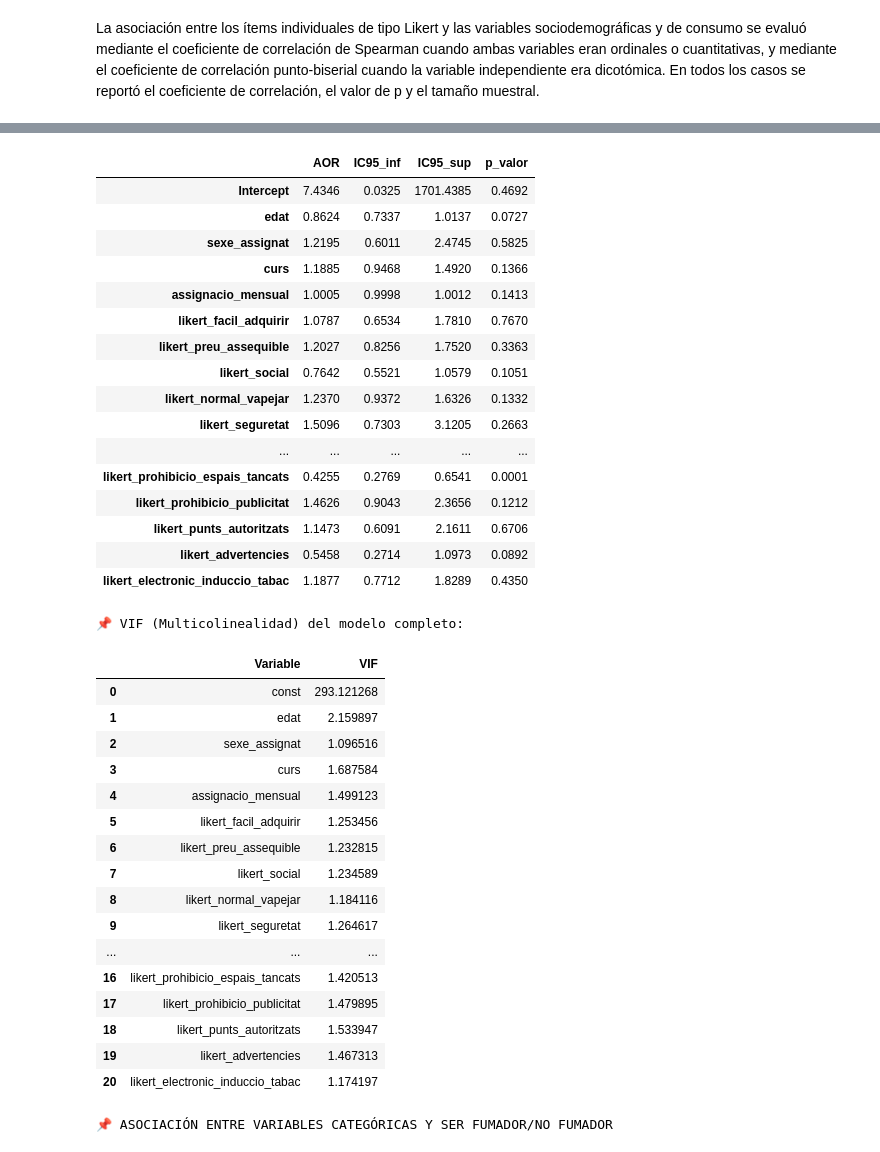
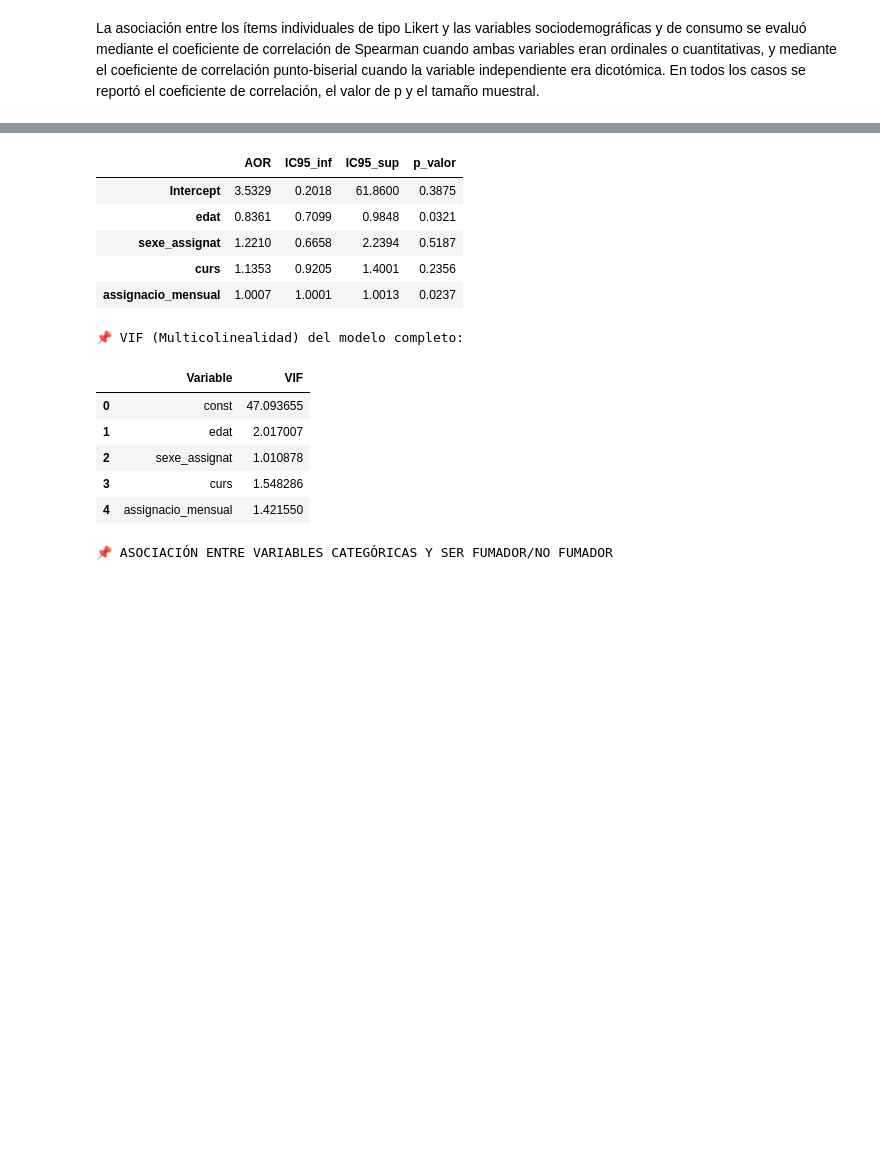
Before and after one commit to DavidRuizC/Vaping-Study, a Jupyter notebook: DataProcessing.ipynb, the cells around one changed output, grey strips where cells are left out. Saved outputs shown, nothing was run; the diff lists cells and outputs as text; code cells hidden in the pictures; blank space fills up the shorter version.

```diff
--- a/DataProcessing.ipynb
+++ b/DataProcessing.ipynb
@@ -2429,7 +2429,6 @@ predictors = [
     "curs",
     "assignacio_mensual",
 ]
-predictors += likert_columns
 
 # ============================================================
 # 2. AJUSTAR MODELO LOGIT COMPLETO
@@ -2497,40 +2496,18 @@ likert_electronic_induccio_tabac     0.1720      0.220      0.781      0.435
 
 📌 ODDS RATIOS AJUSTADOS (AOR) + IC95%
 |  | AOR | IC95_inf | IC95_sup | p_valor |
-| Intercept | 7.4346 | 0.0325 | 1701.4385 | 0.4692 |
-| edat | 0.8624 | 0.7337 | 1.0137 | 0.0727 |
-| sexe_assignat | 1.2195 | 0.6011 | 2.4745 | 0.5825 |
-| curs | 1.1885 | 0.9468 | 1.4920 | 0.1366 |
-| assignacio_mensual | 1.0005 | 0.9998 | 1.0012 | 0.1413 |
-| likert_facil_adquirir | 1.0787 | 0.6534 | 1.7810 | 0.7670 |
-| likert_preu_assequible | 1.2027 | 0.8256 | 1.7520 | 0.3363 |
-| likert_social | 0.7642 | 0.5521 | 1.0579 | 0.1051 |
-| likert_normal_vapejar | 1.2370 | 0.9372 | 1.6326 | 0.1332 |
-| likert_seguretat | 1.5096 | 0.7303 | 3.1205 | 0.2663 |
-| ... | ... | ... | ... | ... |
-| likert_prohibicio_espais_tancats | 0.4255 | 0.2769 | 0.6541 | 0.0001 |
-| likert_prohibicio_publicitat | 1.4626 | 0.9043 | 2.3656 | 0.1212 |
-| likert_punts_autoritzats | 1.1473 | 0.6091 | 2.1611 | 0.6706 |
-| likert_advertencies | 0.5458 | 0.2714 | 1.0973 | 0.0892 |
-| likert_electronic_induccio_tabac | 1.1877 | 0.7712 | 1.8289 | 0.4350 |
+| Intercept | 3.5329 | 0.2018 | 61.8600 | 0.3875 |
+| edat | 0.8361 | 0.7099 | 0.9848 | 0.0321 |
+| sexe_assignat | 1.2210 | 0.6658 | 2.2394 | 0.5187 |
+| curs | 1.1353 | 0.9205 | 1.4001 | 0.2356 |
+| assignacio_mensual | 1.0007 | 1.0001 | 1.0013 | 0.0237 |
 📌 VIF (Multicolinealidad) del modelo completo:
 |  | Variable | VIF |
-| 0 | const | 293.121268 |
-| 1 | edat | 2.159897 |
-| 2 | sexe_assignat | 1.096516 |
-| 3 | curs | 1.687584 |
-| 4 | assignacio_mensual | 1.499123 |
-| 5 | likert_facil_adquirir | 1.253456 |
-| 6 | likert_preu_assequible | 1.232815 |
-| 7 | likert_social | 1.234589 |
-| 8 | likert_normal_vapejar | 1.184116 |
-| 9 | likert_seguretat | 1.264617 |
-| ... | ... | ... |
-| 16 | likert_prohibicio_espais_tancats | 1.420513 |
-| 17 | likert_prohibicio_publicitat | 1.479895 |
-| 18 | likert_punts_autoritzats | 1.533947 |
-| 19 | likert_advertencies | 1.467313 |
-| 20 | likert_electronic_induccio_tabac | 1.174197 |
+| 0 | const | 47.093655 |
+| 1 | edat | 2.017007 |
+| 2 | sexe_assignat | 1.010878 |
+| 3 | curs | 1.548286 |
+| 4 | assignacio_mensual | 1.421550 |
 # %%
 import numpy as np
 import pandas as pd
```
Also changed, not shown: parts of 3 cells of this notebook.
